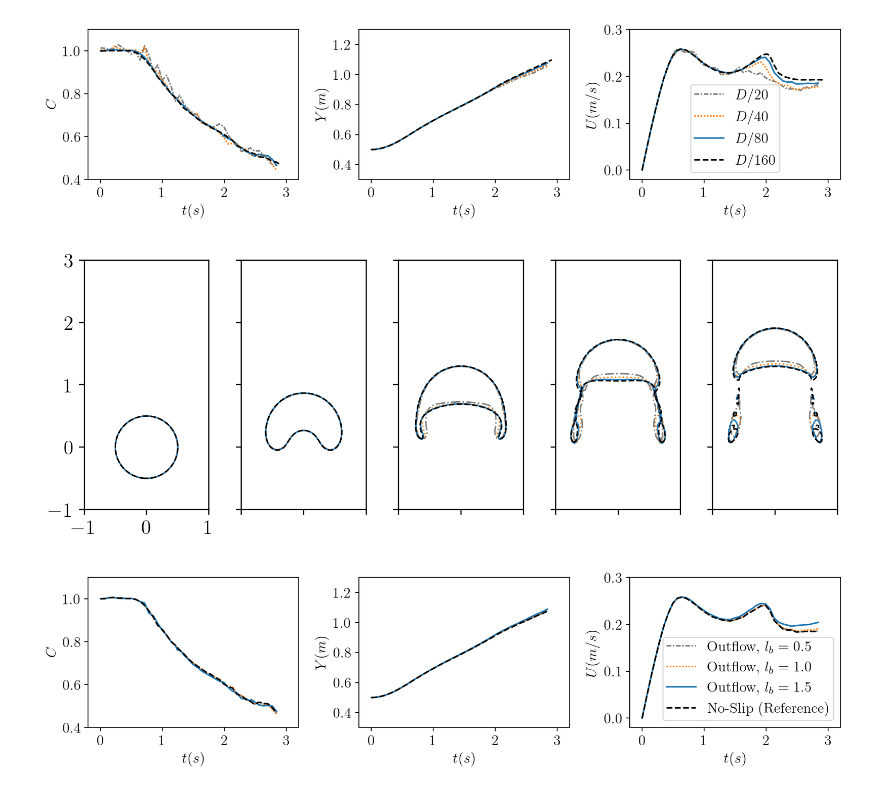
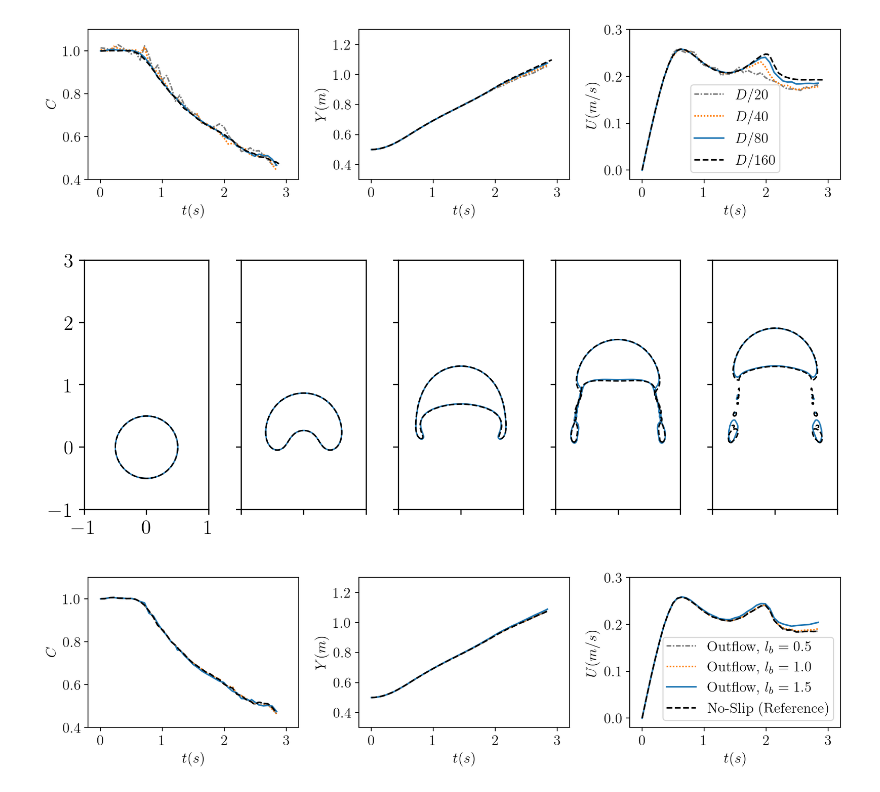
Before and after one commit to Lab-Notebooks/Benchmarks-Tutorials, a Jupyter notebook: analysis/RisingBubble/Comparison-Case2.ipynb, the cells around one changed output. Drawn from its saved outputs; the diff is of its cells as text; code cells hidden in the pictures.

```diff
--- a/analysis/RisingBubble/Comparison-Case2.ipynb
+++ b/analysis/RisingBubble/Comparison-Case2.ipynb
@@ -118,35 +118,39 @@ import boxkit.resources.flash as flash_box
 
 pyplot.rc("font", family="serif", size=14, weight="bold")
 pyplot.rc("axes", labelweight="bold", titleweight="bold")
 pyplot.rc("text", usetex=True)
 
 FileIndex = [*range(5)]
 Figure, PlotList = pyplot.subplots(1, len(FileIndex), figsize=(8,3), dpi=200)
 
 for Plot, Index in zip(PlotList,FileIndex):
 
-    Linestyles = itertools.cycle(("-.",":", "-", "--"))
-    Colors = itertools.cycle(("tab:gray","tab:orange","tab:blue","black"))
-    Linewidths = itertools.cycle((1,1,1,1))
+    #Linestyles = itertools.cycle(("-.",":", "-", "--"))
+    #Colors = itertools.cycle(("tab:gray","tab:orange","tab:blue","black"))
+    #Linewidths = itertools.cycle((1,1,1,1))
 
-    for key in Datasets:
+    Linestyles = itertools.cycle(("-", "--"))
+    Colors = itertools.cycle(("tab:blue","black"))
+    Linewidths = itertools.cycle((1,1))
+
+    for key in ["Case2/h160", "Case2/h320"]:
         Merged = boxkit.mergeblocks(Datasets[key][Index], ["dfun"])
         Merged.fill_guard_cells()
         flash_box.lset_plot_contour_2d(Plot, Merged,
                                        linestyles=next(Linestyles),
                                        linewidths=next(Linewidths),
                                        colors=next(Colors))
 
     Plot.set_aspect('equal')
     Plot.set_xlim([-1,1])
     Plot.set_ylim([-1,3])
     if Index != 0:
         Plot.xaxis.set_tick_params(labelbottom=False)
         Plot.yaxis.set_tick_params(labelbottom=False)
 
 #pyplot.axis('equal')
 #pyplot.savefig("/Users/Akash/Desktop/fig_grid_bubble.png")
 pyplot.tight_layout()
 pyplot.show()
 # %% [output]
-[figure, old version]
+[figure, new version]
```
Also changed, not shown: parts of 6 cells of this notebook, 2 other files.
